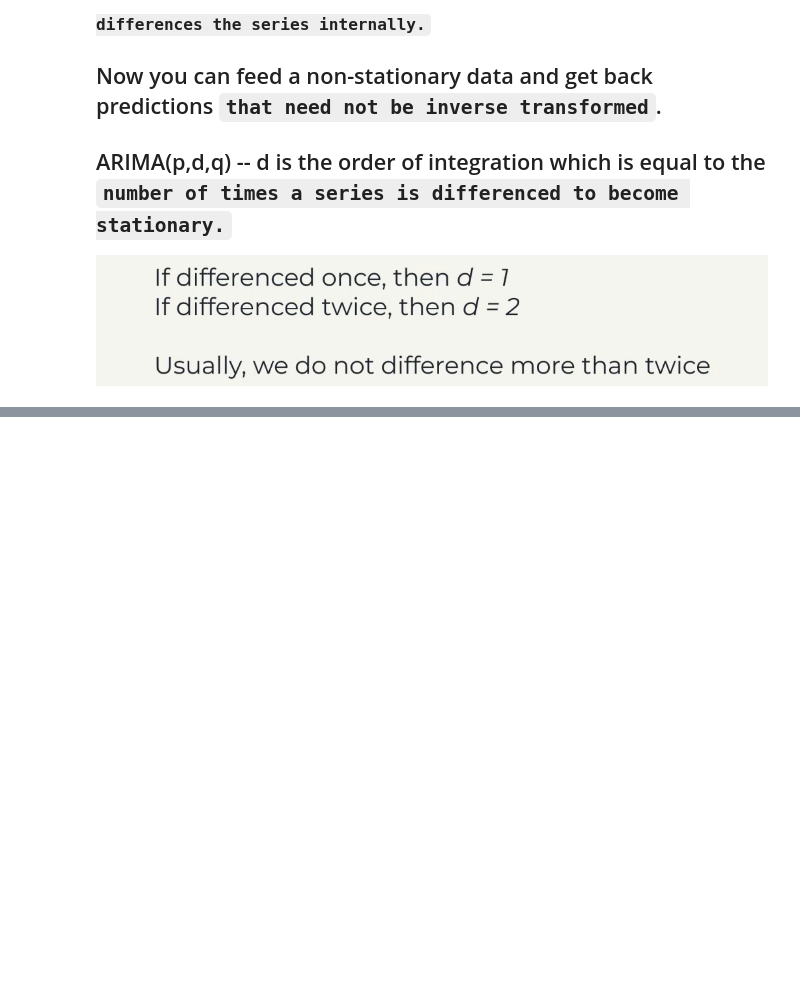
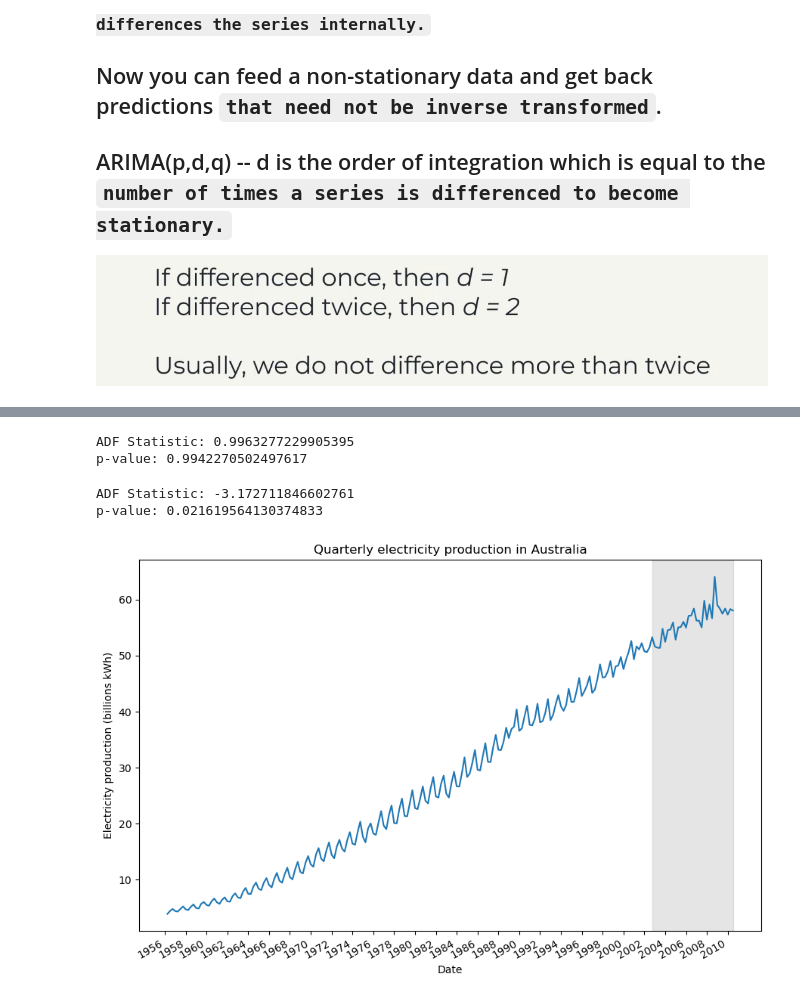
Before and after one commit to tharani001/TimeSeriesForecasting, a Jupyter notebook: ARIMA-forecasting/ARIMA-Model.ipynb, the cells around one changed output, grey strips where cells are left out. Cells and saved outputs as stored; diff of their text form; code cells hidden in the pictures; blank space fills up the shorter version.

```diff
--- a/ARIMA-forecasting/ARIMA-Model.ipynb
+++ b/ARIMA-forecasting/ARIMA-Model.ipynb
@@ -12,0 +56,34 @@
+# %%
+ad_fuller_result = adfuller(df['value'])
+
+print(f'ADF Statistic: {ad_fuller_result[0]}')
+print(f'p-value: {ad_fuller_result[1]}')
+# %% [output]
+ADF Statistic: 0.9963277229905395
+p-value: 0.9942270502497617
+# %%
+df_diff = np.diff(df['value'], n=1)
+
+ad_fuller_result = adfuller(df_diff)
+
+print(f'ADF Statistic: {ad_fuller_result[0]}')
+print(f'p-value: {ad_fuller_result[1]}')
+# %% [output]
+ADF Statistic: -3.172711846602761
+p-value: 0.021619564130374833
+# %%
+fig, ax = plt.subplots()
+
+ax.plot(df['value'])
+ax.set_xlabel('Date')
+ax.set_ylabel('Electricity production (billions kWh)')
+ax.axvspan(187, 218, color='#808080', alpha=0.2)
+
+plt.xticks(np.arange(0, 218, 8), np.arange(1956, 2012, 2))
+
+plt.title('Quarterly electricity production in Australia')
+
+fig.autofmt_xdate()
+plt.tight_layout()
+# %% [output]
+[figure, added]
```
Also changed, not shown: parts of 18 cells of this notebook.
